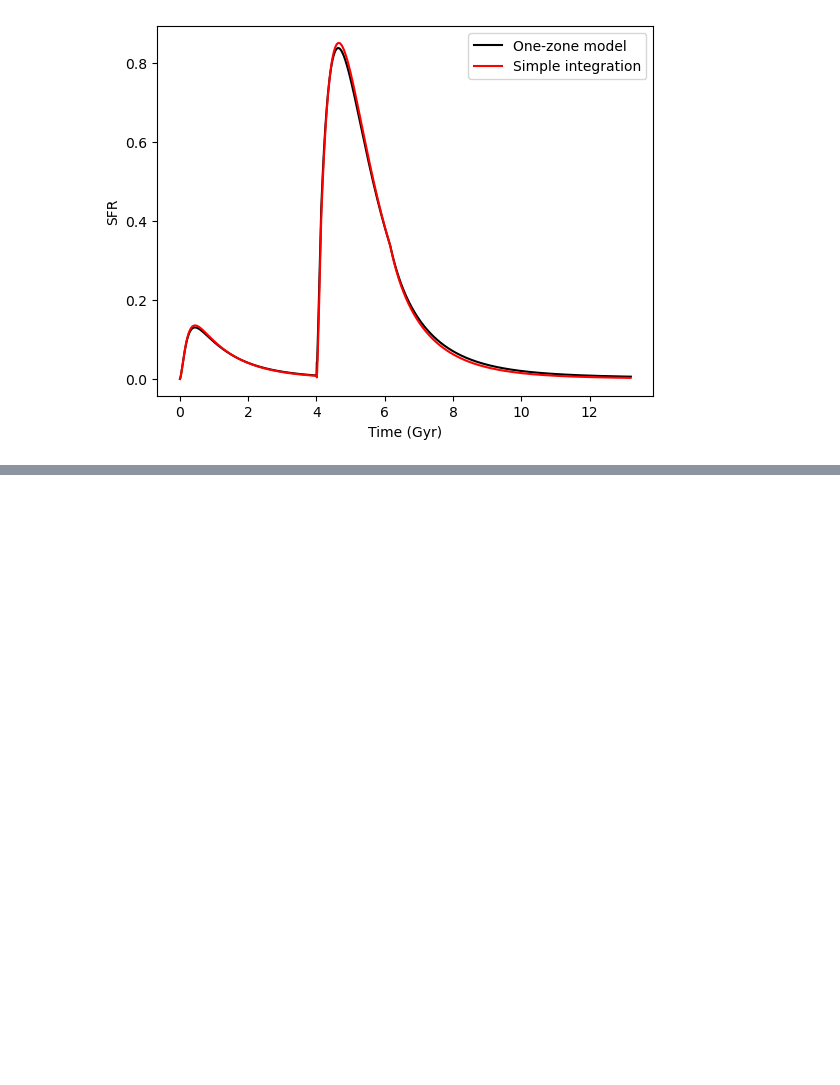
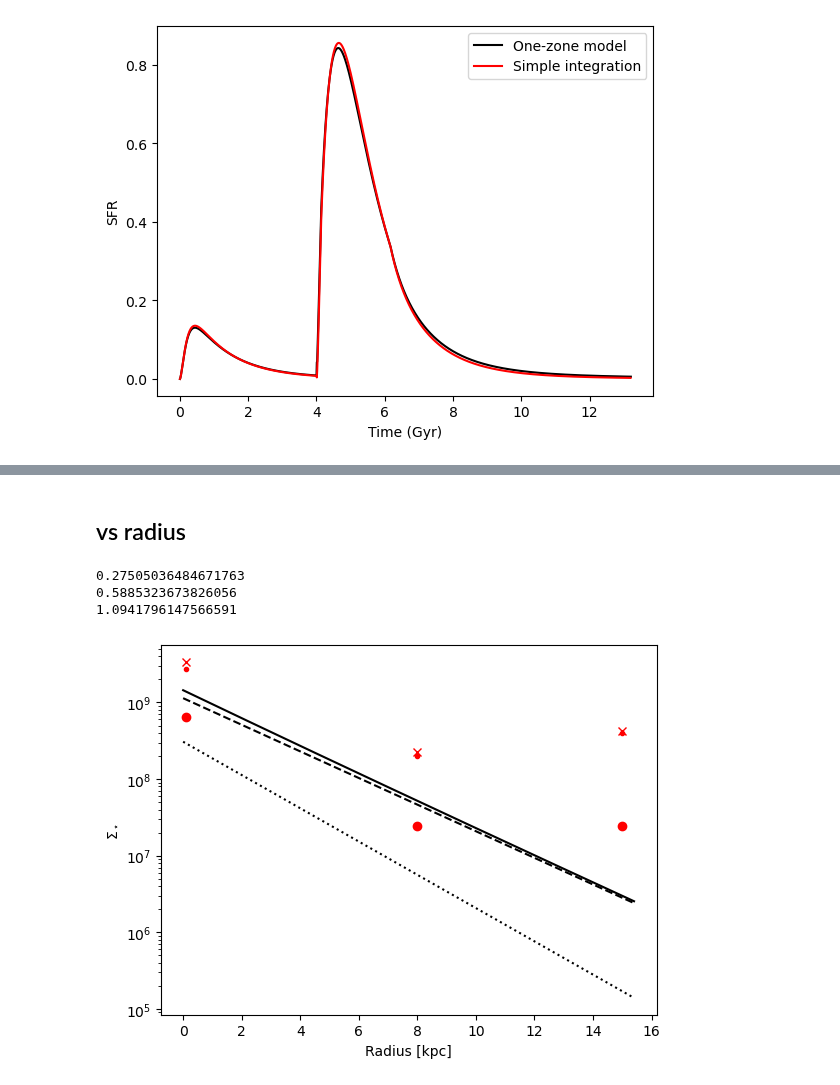
Before and after one commit to lodubay/twoinfall, a Jupyter notebook: src/scripts/test_infall_integration.ipynb, the cells around one changed output, grey strips where cells are left out. Drawn from its saved outputs; the diff is of its cells as text; code cells hidden in the pictures; blank space fills up the shorter version.

```diff
--- a/src/scripts/test_infall_integration.ipynb
+++ b/src/scripts/test_infall_integration.ipynb
@@ -304,0 +311,65 @@ print(hist['mstar'][399] / (hist['mstar'][-1] - hist['mstar'][399]))
+# %% [markdown]
+## vs radius
+# %%
+zones = [1, 80, 150]
+dr = 0.1
+dt = 0.01
+eta = 2.15
+simtime = np.arange(0., 13.21, 0.01)
+for z in zones:
+    radius = z * dr
+    area = np.pi * ((radius + dr)**2 - radius**2)
+    ifr = twoinfall(radius, first_timescale=1, second_timescale=10, onset=4,
+                   dr=dr, dt=dt)
+    print(ifr.first.norm)
+    tau_star = twoinfall_sf_law(area, onset=4)
+    name = '../data/onezone/int_test/zone%d' % z
+    sz = vice.singlezone(
+        name = name,
+        func = ifr,
+        mode = "ifr",
+        **_globals.ONEZONE_DEFAULTS
+    )
+    sz.eta = eta
+    sz.tau_star = tau_star
+    sz.dt = dt
+    sz.run(simtime, overwrite=True)
+# %% [output]
+0.27505036484671763
+0.5885323673826056
+1.0941796147566591
+# %%
+fig, ax = plt.subplots()
+mw_disk = two_component_disk()
+dr = 0.1
+rbins = np.arange(0., 15.5, dr)
+ax.plot(rbins, [mw_disk(r) for r in rbins], 'k-')
+ax.plot(rbins, [mw_disk.thick_disk(r) for r in rbins], 'k:')
+ax.plot(rbins, [mw_disk.thin_disk(r) for r in rbins], 'k--')
+
+radii = []
+mstar_total = []
+mstar_thick = []
+mstar_thin = []
+for z in zones:
+    radius = z * dr
+    radii.append(radius)
+    area = np.pi * ((radius + dr)**2 - radius**2)
+    name = '../data/onezone/int_test/zone%d' % z
+    hist = vice.history(name)
+    onset = 4
+    mstar_total.append(hist['mstar'][-1] / area)
+    mstar_thick.append(hist['mstar'][int(onset/dt)-1] / area)
+    mstar_thin.append((mstar_total[-1] - mstar_thick[-1]))
+
+ax.plot(radii, mstar_total, 'rx')
+ax.plot(radii, mstar_thick, 'ro')
+ax.plot(radii, mstar_thin, 'r.')
+
+ax.set_xlabel('Radius [kpc]')
+ax.set_ylabel(r'$\Sigma_\star$')
+ax.set_yscale('log')
+
+plt.show()
+# %% [output]
+[figure, added]
```
Also changed, not shown: parts of 14 cells of this notebook, 9 other files.
